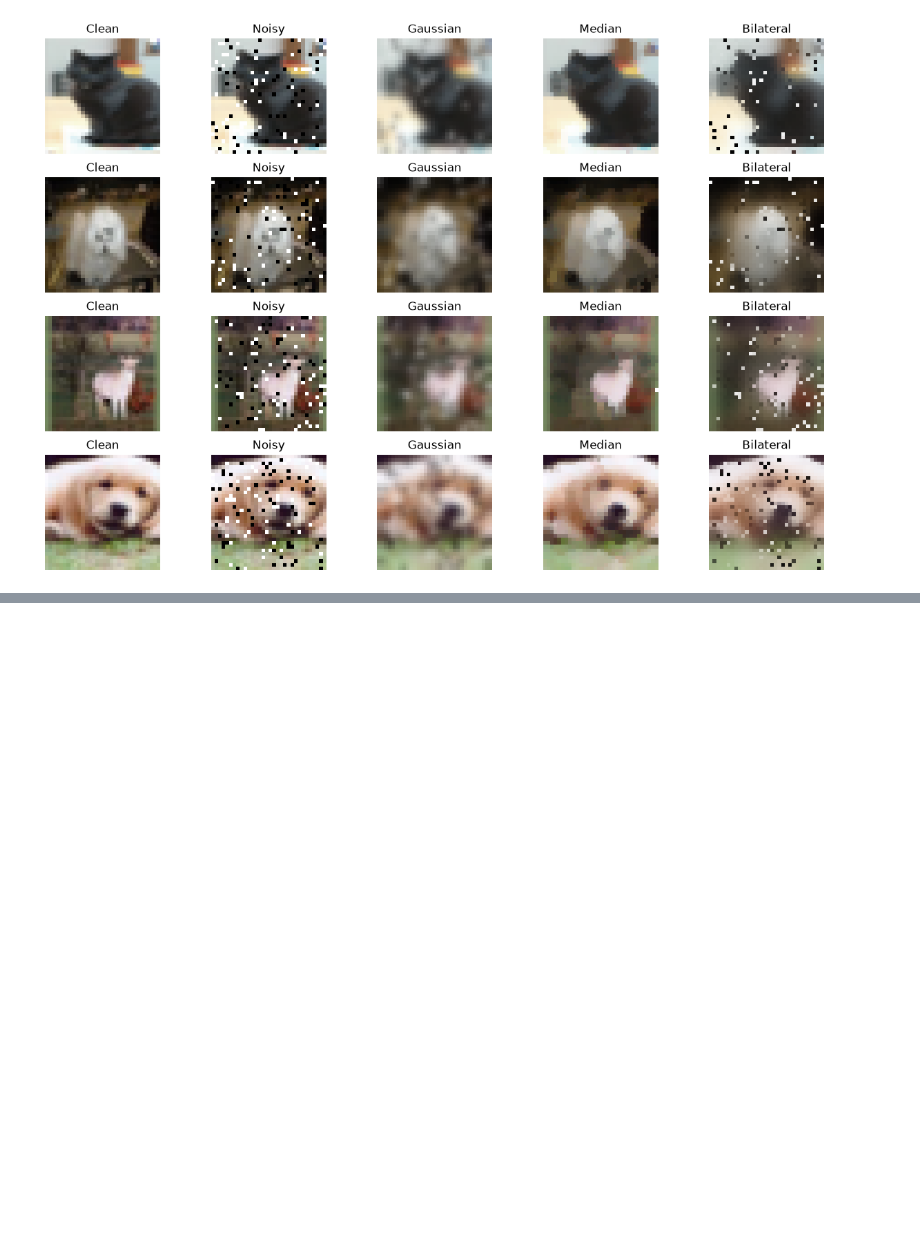
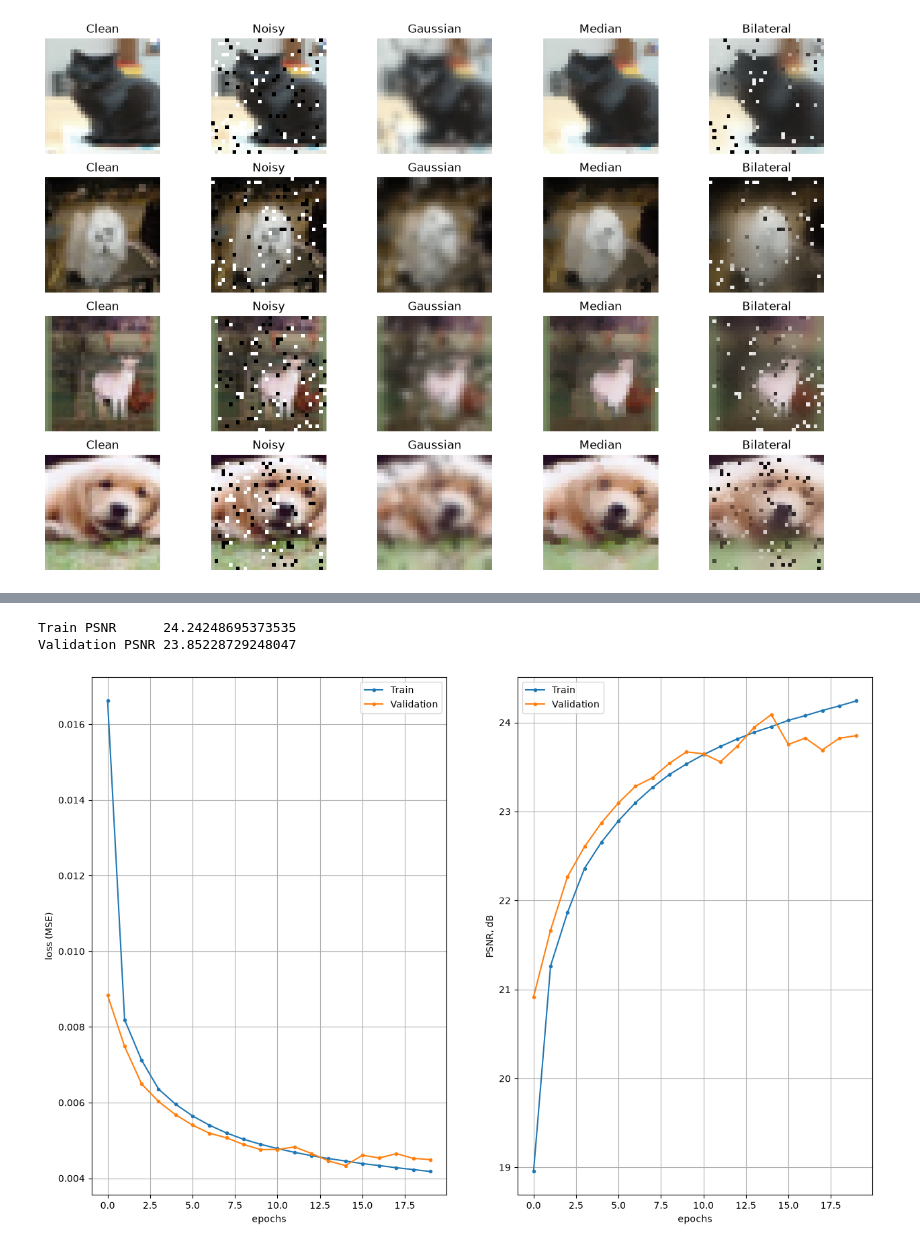
Before and after one commit to aiavorskii/cv-denoising, a Jupyter notebook: Denoising.ipynb, the cells around one changed output, grey strips where cells are left out. Cells and saved outputs as stored; diff of their text form; code cells hidden in the pictures; blank space fills up the shorter version.

```diff
--- a/Denoising.ipynb
+++ b/Denoising.ipynb
@@ -237,0 +320,4 @@ show_baselines(x_test_sp, 'salt_pepper', indices)
+# %%
+# Model for salt & pepper noise
+ae_sp = build_autoencoder()
+history_sp = train(ae_sp, x_train_sp, 'ae_salt_pepper')
@@ -237,0 +342,6 @@ show_baselines(x_test_sp, 'salt_pepper', indices)
+# %%
+plot_history(history_sp)
+# %% [output]
+Train PSNR      24.24248695373535
+Validation PSNR 23.85228729248047
+[figure, added]
```
Also changed, not shown: parts of 55 cells of this notebook, 7 other files.
